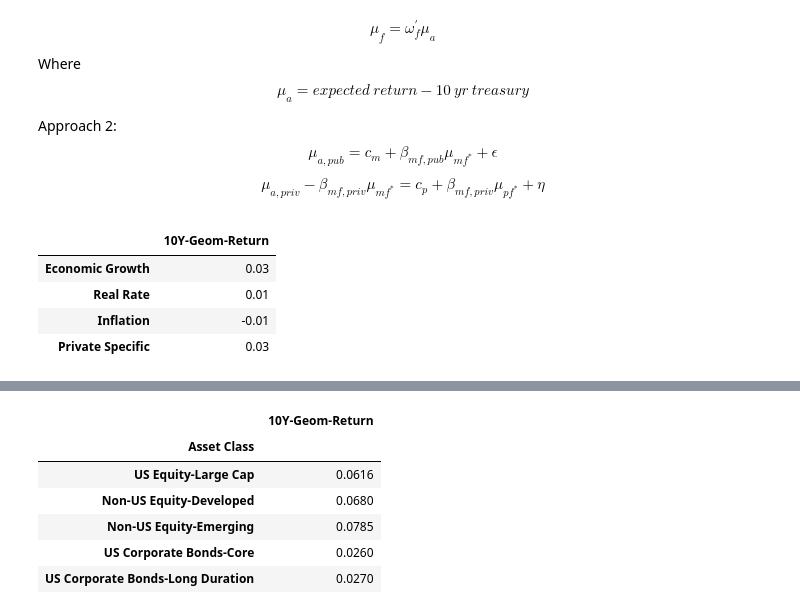
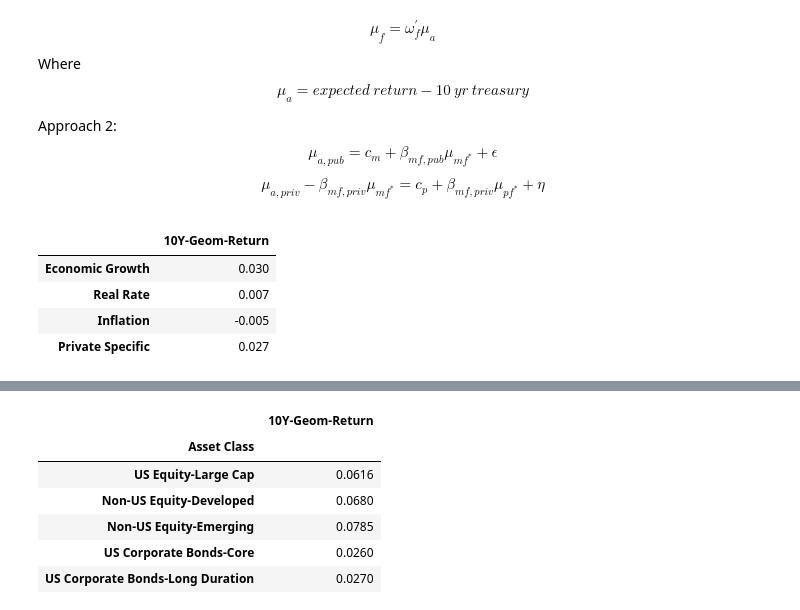
Before and after one commit to krocellx/finance, a Jupyter notebook: Factor_Investing_Using_CMAs.ipynb, the cells around one changed output, grey strips where cells are left out. Saved outputs shown, nothing was run; the diff lists cells and outputs as text; code cells hidden in the pictures.

```diff
--- a/Factor_Investing_Using_CMAs.ipynb
+++ b/Factor_Investing_Using_CMAs.ipynb
@@ -377,18 +420,18 @@ $$\mu_{a,priv}-\beta_{mf,priv}\mu_{mf^*}=c_p+\beta_{mf,priv}\mu_{pf^*}+\eta$$
 # %%
 # Risk Premium
 # Approach 1
 risk_free_rate = 0.0156
 
 df_a_excess_returns = df_CMAs_Returns[['10Y-Geom-Return']] - risk_free_rate
 df_f_excess_returns = df_omega_f.T.dot( df_a_excess_returns )
 
-df_f_excess_returns.round(2)
+df_f_excess_returns.round(3)
 # %% [output]
 |  | 10Y-Geom-Return |
-| Economic Growth | 0.03 |
-| Real Rate | 0.01 |
-| Inflation | -0.01 |
-| Private Specific | 0.03 |
+| Economic Growth | 0.030 |
+| Real Rate | 0.007 |
+| Inflation | -0.005 |
+| Private Specific | 0.027 |
 # %%
 # Approach 2
 ls_pub = ['US Equity-Large Cap','Non-US Equity-Developed','Non-US Equity-Emerging','US Corporate Bonds-Core','US Corporate Bonds-Long Duration','US Corporate Bonds-High Yield','Non-US Debt-Developed','Non-US Debt-Emerging','TIPS (Inflation-Protected)','Commodities']
```
Also changed, not shown: parts of 15 cells of this notebook, 3 other files.
